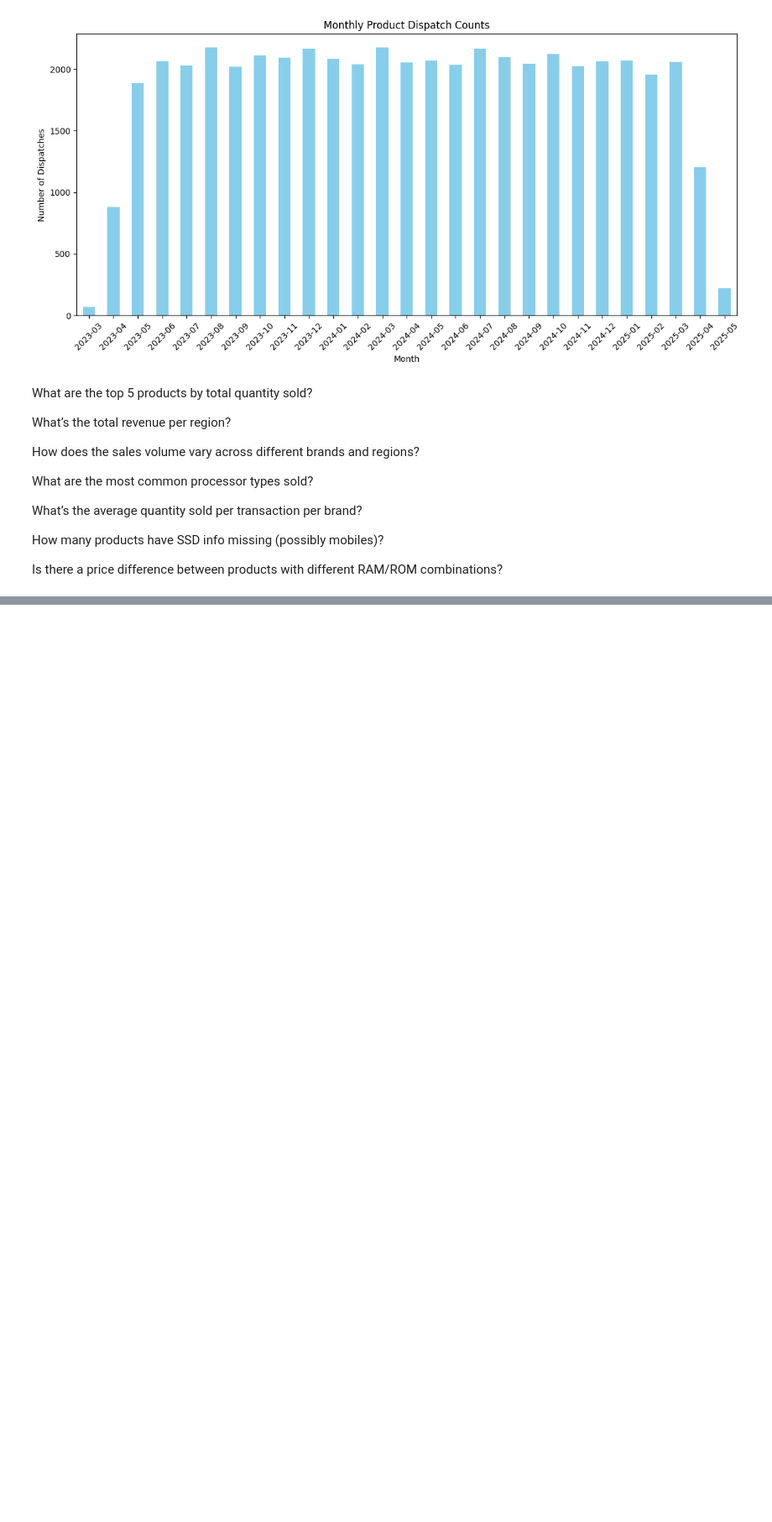
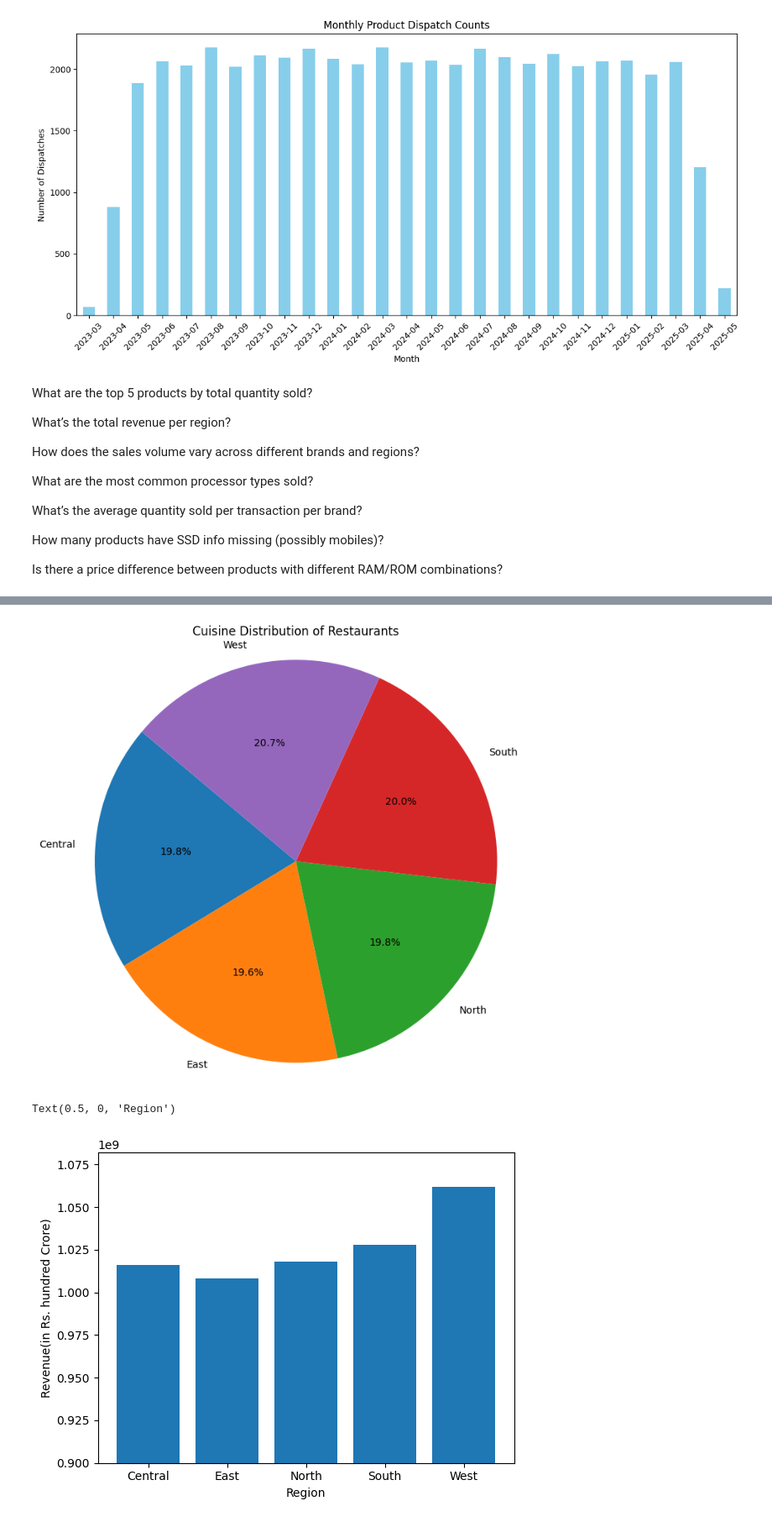
Before and after one commit to Samarthcreator/Data-Analytic-Project, a Jupyter notebook: Mobile_sales_Analysis.ipynb, the cells around one changed output, grey strips where cells are left out. Shown: that part at 84% size. Cells and saved outputs as stored; diff of their text form; code cells hidden in the pictures; blank space fills up the shorter version.

```diff
--- a/Mobile_sales_Analysis.ipynb
+++ b/Mobile_sales_Analysis.ipynb
@@ -265,3 +272,6 @@ What’s the average quantity sold per transaction per brand?
 How many products have SSD info missing (possibly mobiles)?
 
 Is there a price difference between products with different RAM/ROM combinations?
+# %%
+temp = df.groupby(["Region"])["Price"].sum()
+temp
@@ -267,0 +286,14 @@ Is there a price difference between products with different RAM/ROM combinations
+# %%
+plt.figure(figsize=(8, 8))
+plt.pie(temp.values, labels=temp.index, autopct='%1.1f%%', startangle=140)
+plt.title('Cuisine Distribution of Restaurants')
+plt.axis('equal')  # Equal aspect ratio ensures that pie is drawn as a circle
+plt.show()
+plt.bar(temp.index,temp.values)
+plt.ylim(min(temp.values)-107968721,max(temp.values)+20000000)
+plt.ylabel("Revenue(in Rs. hundred Crore)")
+plt.xlabel("Region")
+# %% [output]
+[figure, added]
+Text(0.5, 0, 'Region')
+[figure, added]
```
Also changed, not shown: parts of 12 cells of this notebook.
